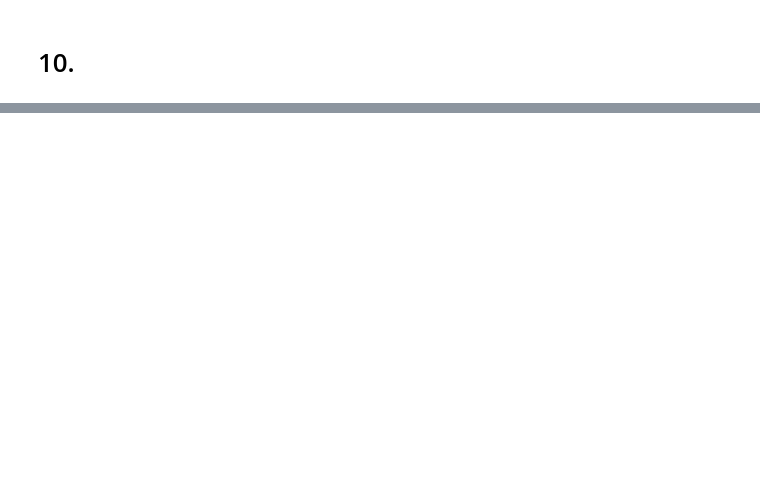
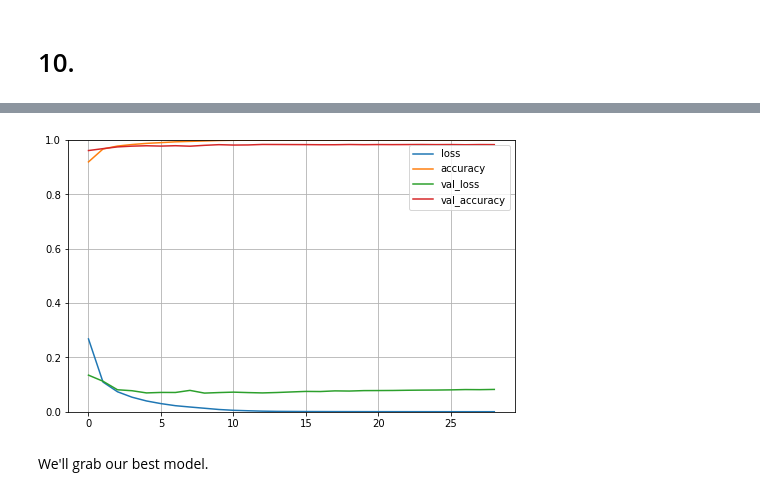
Before and after one commit to JieHengYu/ML-Algorithms, a Jupyter notebook: ML Python/Chapter 10/Exercises.ipynb, the cells around one changed output, grey strips where cells are left out. Cells and saved outputs as stored; diff of their text form; code cells hidden in the pictures; blank space fills up the shorter version.

```diff
--- a/ML Python/Chapter 10/Exercises.ipynb
+++ b/ML Python/Chapter 10/Exercises.ipynb
@@ -86,0 +107,26 @@ Close enough.
+# %%
+keras.backend.clear_session()
+
+model = keras.models.Sequential([
+    keras.layers.Flatten(input_shape = [28, 28]),
+    keras.layers.Dense(300, activation = "relu"),
+    keras.layers.Dense(100, activation = "relu"),
+    keras.layers.Dense(10, activation = "softmax")
+])
+model.compile(loss = "sparse_categorical_crossentropy",
+              optimizer = keras.optimizers.SGD(learning_rate = 0.1),
+              metrics = ["accuracy"])
+# %%
+import os
+
+# Increment at every run
+run_index = 1
+run_logdir = os.path.join(os.curdir, "my_mnist_logs", "run_{:03d}".format(run_index))
+
+early_stopping_cb = keras.callbacks.EarlyStopping(patience = 20)
+checkpoint_cb = keras.callbacks.ModelCheckpoint("mnist_exercise.h5", save_best_only = True)
+tensorboard_cb = keras.callbacks.TensorBoard(run_logdir)
+
+history = model.fit(X_train, y_train, epochs = 100,
+                    validation_data = (X_val, y_val),
+                    callbacks = [checkpoint_cb, early_stopping_cb, tensorboard_cb])
@@ -86,0 +151,11 @@ Close enough.
+# %%
+import pandas as pd
+
+pd.DataFrame(history.history).plot(figsize = (8, 5))
+plt.grid(True)
+plt.gca().set_ylim(0, 1)
+plt.show()
+# %% [output]
+[figure, added]
+# %% [markdown]
+We'll grab our best model.
```
Also changed, not shown: parts of 15 cells of this notebook.
